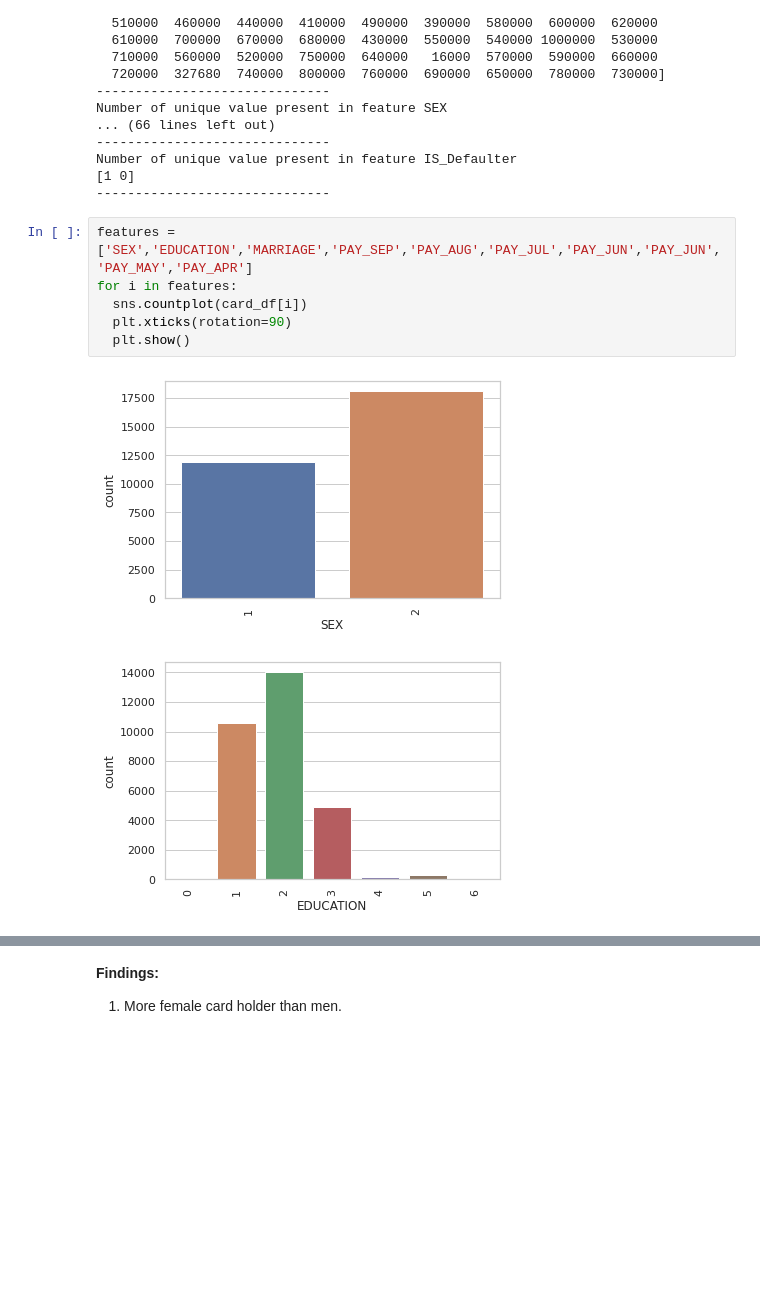
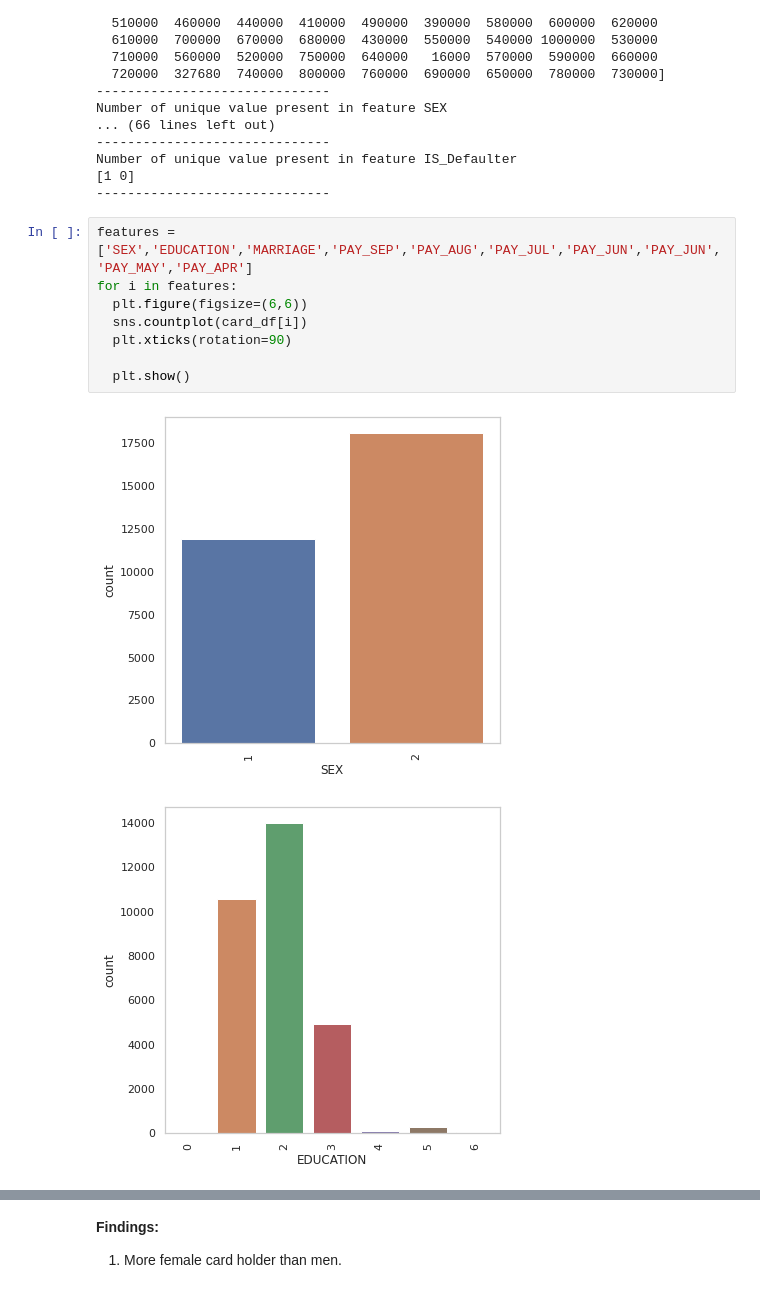
Before and after one commit to sudeep-009/Classification-Capstone-Project--Card-Default-Prediction, a Jupyter notebook: Copy_of_Credit_Card_Default_Prediction_Capstone_Project.ipynb, the cells around one changed output, grey strips where cells are left out. Cells and saved outputs as stored; diff of their text form; blank space fills up the shorter version.

```diff
--- a/Copy_of_Credit_Card_Default_Prediction_Capstone_Project.ipynb
+++ b/Copy_of_Credit_Card_Default_Prediction_Capstone_Project.ipynb
@@ -201,9 +201,11 @@ Number of unique value present in feature IS_Defaulter
 # %%
 features = ['SEX','EDUCATION','MARRIAGE','PAY_SEP','PAY_AUG','PAY_JUL','PAY_JUN','PAY_JUN','PAY_MAY','PAY_APR']
 for i in features:
+  plt.figure(figsize=(6,6))
   sns.countplot(card_df[i])
   plt.xticks(rotation=90)
+
   plt.show()
 # %% [output]
-[figure, old version]
+[figure, new version]
-[figure, old version]
+[figure, new version]
```
Also changed, not shown: parts of 19 cells of this notebook.
